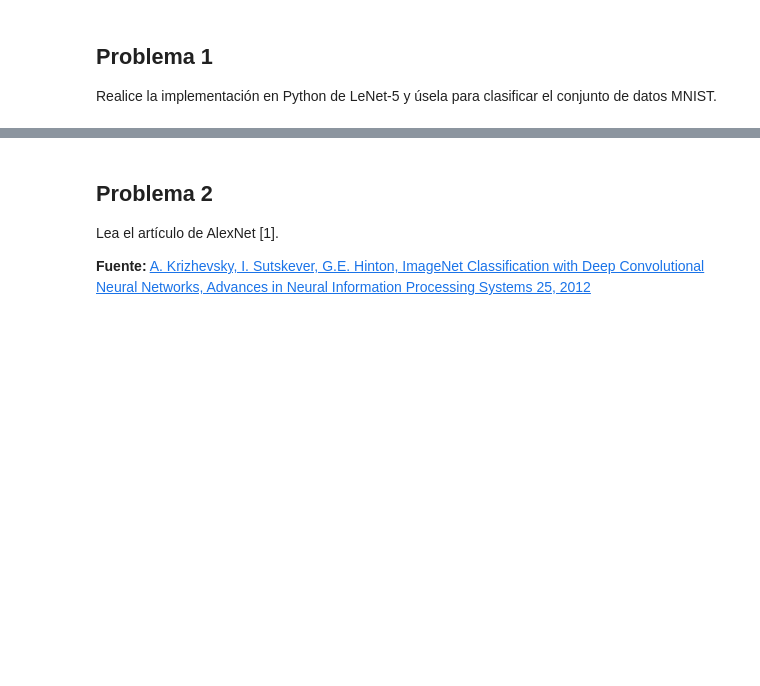
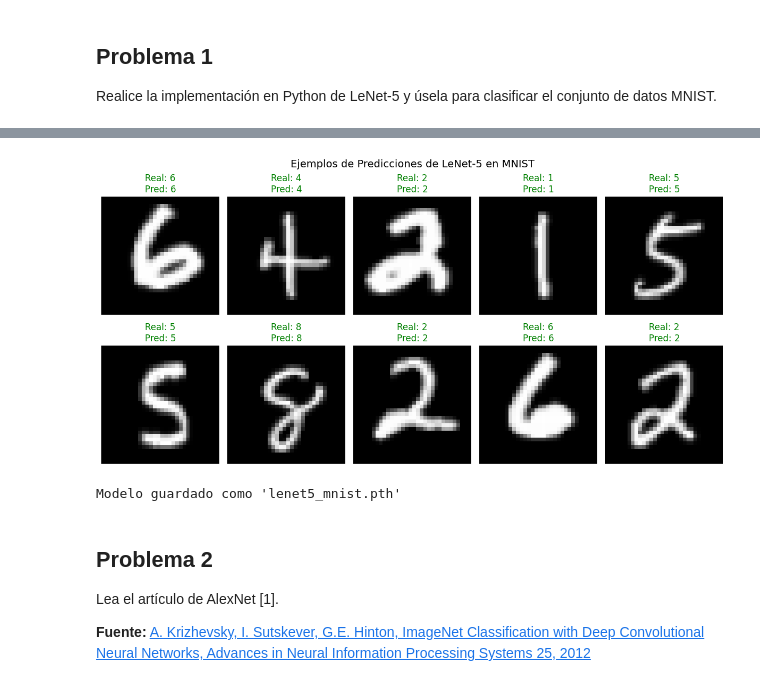
Before and after one commit to Sechi42/AdvNNs, a Jupyter notebook: WEEK_1/Tarea1.ipynb, the cells around one changed output, grey strips where cells are left out. Cells and saved outputs as stored; diff of their text form; code cells hidden in the pictures; blank space fills up the shorter version.

```diff
--- a/WEEK_1/Tarea1.ipynb
+++ b/WEEK_1/Tarea1.ipynb
@@ -22,3 +310,39 @@ Realice la implementación en Python de LeNet-5 y úsela para clasificar el conj
+# %%
+# Visualizar ejemplos de predicciones
+fig, axes = plt.subplots(2, 5, figsize=(12, 6))
+axes = axes.ravel()
+
+# Obtener 10 ejemplos aleatorios del conjunto de prueba
+indices = np.random.choice(len(test_dataset), 10, replace=False)
+
+for i, idx in enumerate(indices):
+    image, true_label = test_dataset[idx]
+
+    # Hacer predicción
+    model.eval()
+    with torch.no_grad():
+        image_input = image.unsqueeze(0).to(device)
+        output = model(image_input)
+        _, predicted = torch.max(output, 1)
+        pred_label = predicted.item()
+
+    # Mostrar imagen
+    img = image.squeeze().cpu().numpy()
+    axes[i].imshow(img, cmap='gray')
+    axes[i].set_title(f'Real: {true_label}\nPred: {pred_label}',
+                      color='green' if pred_label == true_label else 'red')
+    axes[i].axis('off')
+
+plt.tight_layout()
+plt.suptitle('Ejemplos de Predicciones de LeNet-5 en MNIST', y=1.02, fontsize=14)
+plt.show()
+
+# Guardar el modelo
+torch.save(model.state_dict(), 'lenet5_mnist.pth')
+print("\nModelo guardado como 'lenet5_mnist.pth'")
+# %% [output]
+[figure, added]
+Modelo guardado como 'lenet5_mnist.pth'
 # %% [markdown]
 ## Problema 2
 
```
Also changed, not shown: parts of 22 cells of this notebook, 3 other files.
